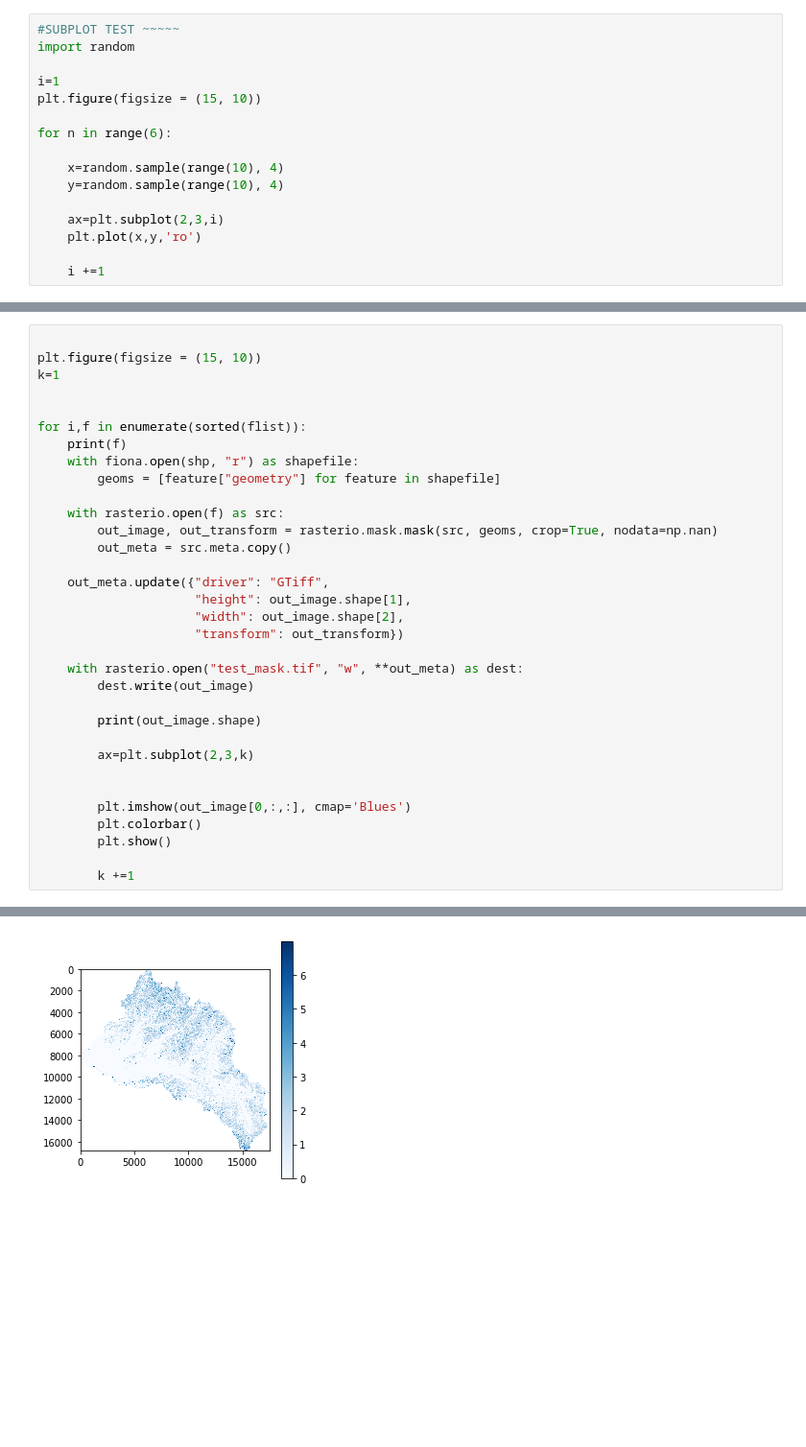
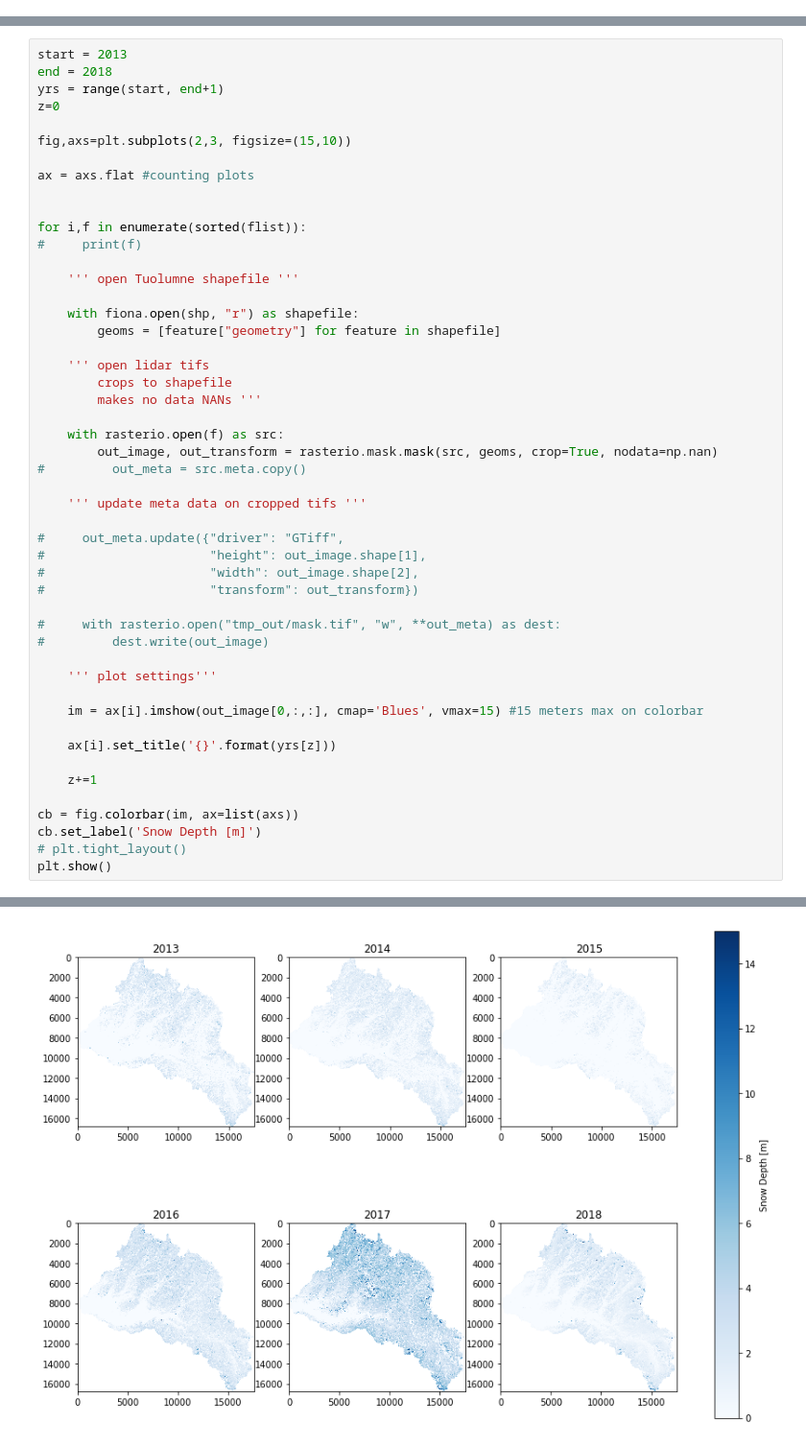
Before and after one commit to meganmason/scripts, a Jupyter notebook: peak_sum.ipynb, the cells around one changed output, grey strips where cells are left out. Shown at 96% size. Cells and saved outputs as stored; diff of their text form; blank space fills up the shorter version.

Commit message:
generated prepit and peak_sum is pretty solid for plotting 6 subplots

```diff
--- a/peak_sum.ipynb
+++ b/peak_sum.ipynb
@@ -24,19 +28,3 @@ import rasterio.mask
 path = '/home/meganmason/Documents/projects/thesis/data/processing_lidar/depths_3m/peak_sd'
 
 shp = '/home/meganmason/Documents/projects/thesis/maps/map_layers/tuolumne_delineation/corrected_tuolumne_subbasin.shp'
-# %%
-#SUBPLOT TEST ~~~~~
-import random
-
-i=1
-plt.figure(figsize = (15, 10))
-
-for n in range(6):
-
-    x=random.sample(range(10), 4)
-    y=random.sample(range(10), 4)
-
-    ax=plt.subplot(2,3,i)
-    plt.plot(x,y,'ro')
-
-    i +=1
@@ -95,34 +131,50 @@ for i,f in enumerate(sorted(flist)):
 # %%
+start = 2013
+end = 2018
+yrs = range(start, end+1)
+z=0
 
-plt.figure(figsize = (15, 10))
-k=1
+fig,axs=plt.subplots(2,3, figsize=(15,10))
+
+ax = axs.flat #counting plots
 
 
 for i,f in enumerate(sorted(flist)):
-    print(f)
+#     print(f)
+
+    ''' open Tuolumne shapefile '''
+
     with fiona.open(shp, "r") as shapefile:
         geoms = [feature["geometry"] for feature in shapefile]
 
+    ''' open lidar tifs
+        crops to shapefile
+        makes no data NANs '''
+
     with rasterio.open(f) as src:
         out_image, out_transform = rasterio.mask.mask(src, geoms, crop=True, nodata=np.nan)
-        out_meta = src.meta.copy()
+#         out_meta = src.meta.copy()
 
-    out_meta.update({"driver": "GTiff",
-                     "height": out_image.shape[1],
-                     "width": out_image.shape[2],
-                     "transform": out_transform})
+    ''' update meta data on cropped tifs '''
 
-    with rasterio.open("test_mask.tif", "w", **out_meta) as dest:
-        dest.write(out_image)
+#     out_meta.update({"driver": "GTiff",
+#                      "height": out_image.shape[1],
+#                      "width": out_image.shape[2],
+#                      "transform": out_transform})
 
-        print(out_image.shape)
+#     with rasterio.open("tmp_out/mask.tif", "w", **out_meta) as dest:
+#         dest.write(out_image)
 
-        ax=plt.subplot(2,3,k)
+    ''' plot settings'''
 
+    im = ax[i].imshow(out_image[0,:,:], cmap='Blues', vmax=15) #15 meters max on colorbar
 
-        plt.imshow(out_image[0,:,:], cmap='Blues')
-        plt.colorbar()
-        plt.show()
+    ax[i].set_title('{}'.format(yrs[z]))
 
-        k +=1
+    z+=1
+
+cb = fig.colorbar(im, ax=list(axs))
+cb.set_label('Snow Depth [m]')
+# plt.tight_layout()
+plt.show()
 # %% [output]
@@ -131 +181 @@ for i,f in enumerate(sorted(flist)):
-[figure, old version]
+[figure, new version]
```
Also changed, not shown: parts of 10 cells of this notebook, 1 other file.
